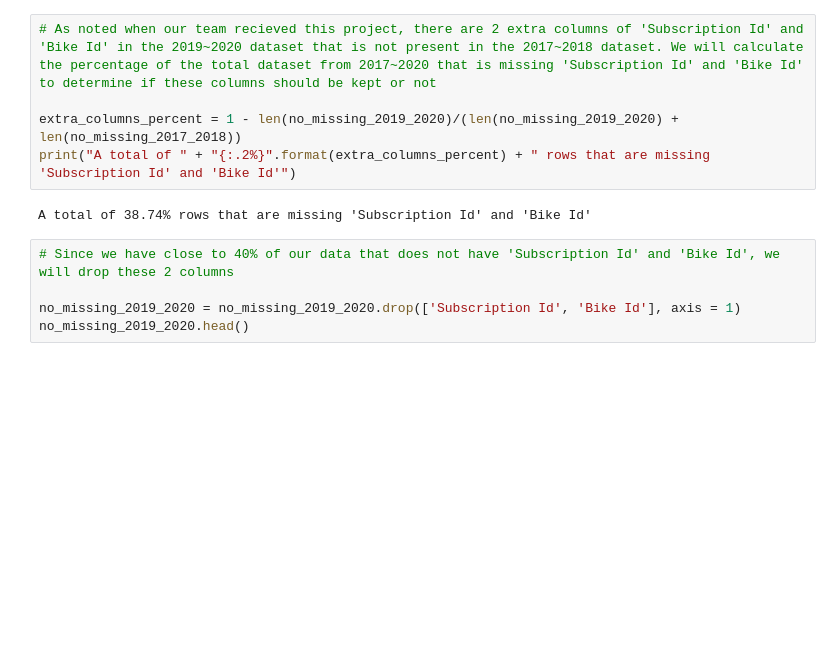
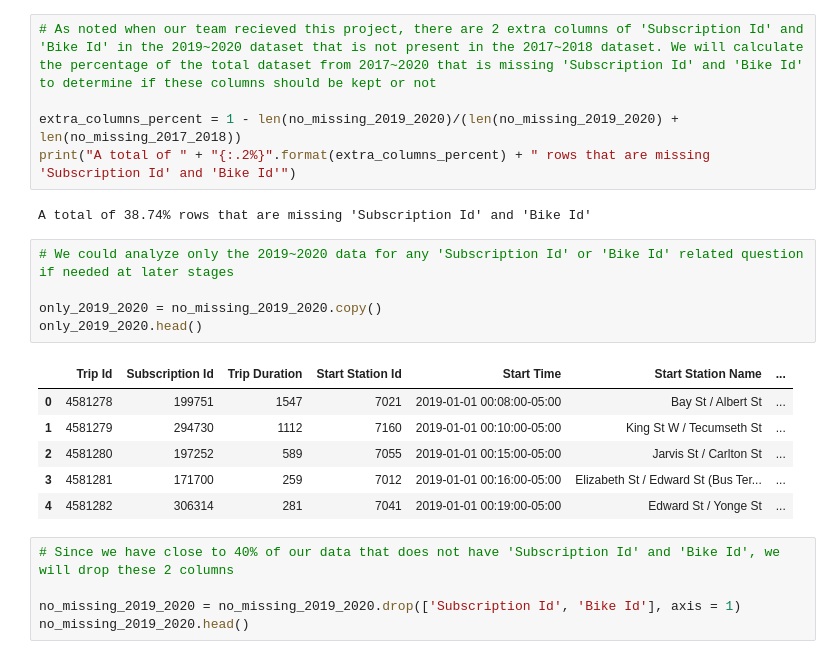
Before and after one commit to kaeyang/KDE-Analysts, a Jupyter notebook: Data_Wrangling_Cleaning.ipynb, the cells around one changed output. Drawn from its saved outputs; the diff is of its cells as text; blank space fills up the shorter version.

```diff
--- a/Data_Wrangling_Cleaning.ipynb
+++ b/Data_Wrangling_Cleaning.ipynb
@@ -528,6 +579,18 @@ extra_columns_percent = 1 - len(no_missing_2019_2020)/(len(no_missing_2019_2020)
 print("A total of " + "{:.2%}".format(extra_columns_percent) + " rows that are missing 'Subscription Id' and 'Bike Id'")
 # %% [output]
 A total of 38.74% rows that are missing 'Subscription Id' and 'Bike Id'
+# %%
+# We could analyze only the 2019~2020 data for any 'Subscription Id' or 'Bike Id' related question if needed at later stages
+
+only_2019_2020 = no_missing_2019_2020.copy()
+only_2019_2020.head()
+# %% [output]
+|  | Trip Id | Subscription Id | Trip Duration | Start Station Id | Start Time | Start Station Name | ... |
+| 0 | 4581278 | 199751 | 1547 | 7021 | 2019-01-01 00:08:00-05:00 | Bay St / Albert St | ... |
+| 1 | 4581279 | 294730 | 1112 | 7160 | 2019-01-01 00:10:00-05:00 | King St W / Tecumseth St | ... |
+| 2 | 4581280 | 197252 | 589 | 7055 | 2019-01-01 00:15:00-05:00 | Jarvis St / Carlton St | ... |
+| 3 | 4581281 | 171700 | 259 | 7012 | 2019-01-01 00:16:00-05:00 | Elizabeth St / Edward St (Bus Ter... | ... |
+| 4 | 4581282 | 306314 | 281 | 7041 | 2019-01-01 00:19:00-05:00 | Edward St / Yonge St | ... |
 # %%
 # Since we have close to 40% of our data that does not have 'Subscription Id' and 'Bike Id', we will drop these 2 columns
 
```
Also changed, not shown: parts of 64 cells of this notebook.
